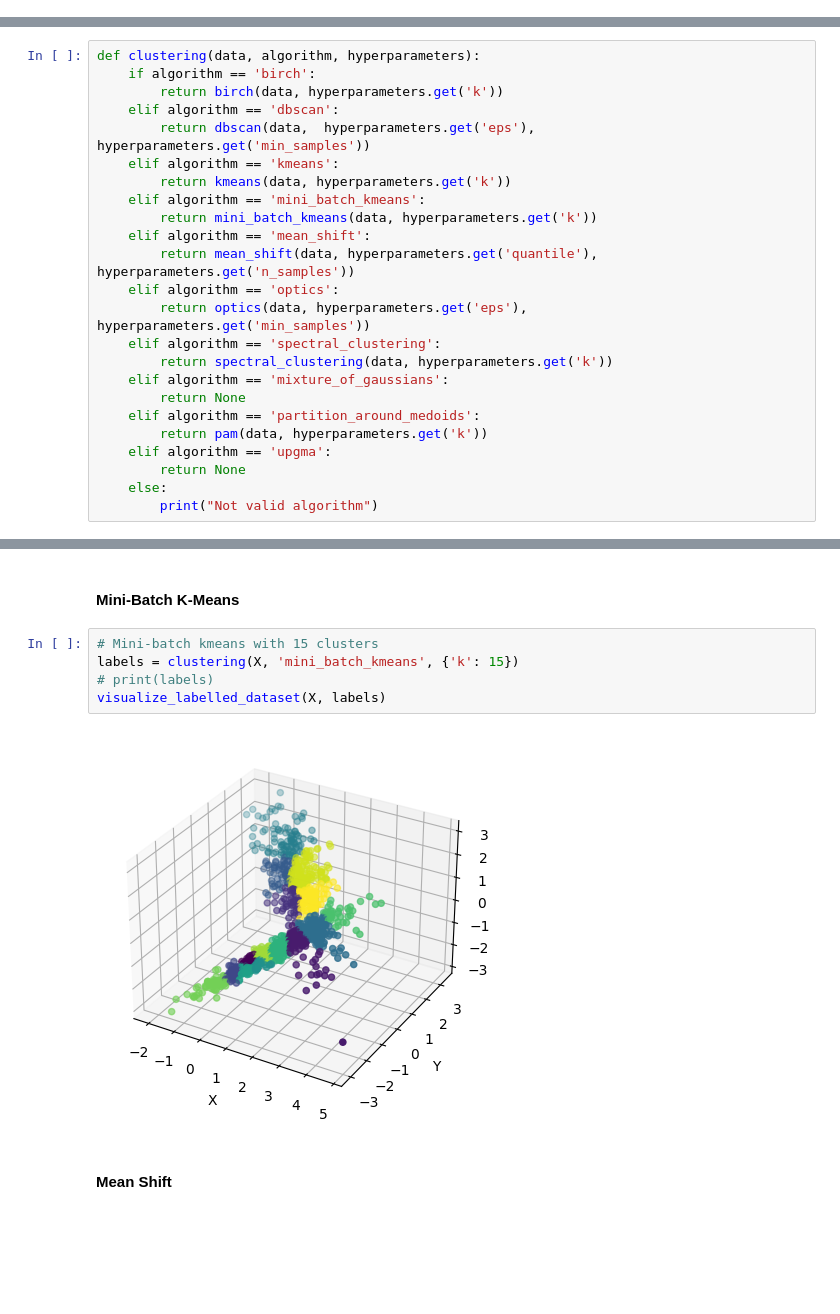
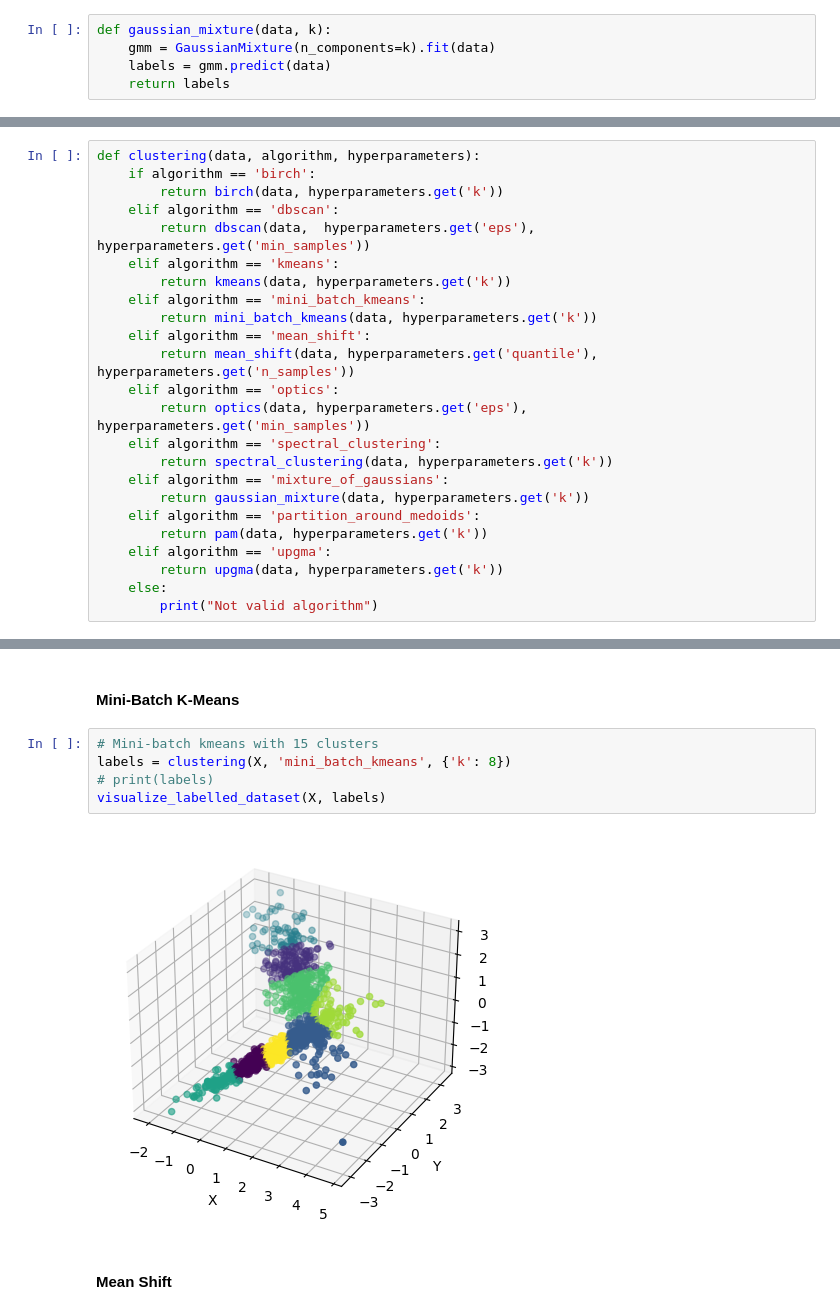
Before and after one commit to alvgonfri/clustering_algorithms, a Jupyter notebook: clustering_algorithms.ipynb, the cells around one changed output, grey strips where cells are left out. Cells and saved outputs as stored; diff of their text form; blank space fills up the shorter version.

```diff
--- a/clustering_algorithms.ipynb
+++ b/clustering_algorithms.ipynb
@@ -122,6 +124,11 @@ def spectral_clustering(data, k):
     return labels
 # %% [markdown]
 #### Mixture of Gaussians
+# %%
+def gaussian_mixture(data, k):
+    gmm = GaussianMixture(n_components=k).fit(data)
+    labels = gmm.predict(data)
+    return labels
 # %% [markdown]
 #### Partition around medoids (PAM)
 # %%
@@ -176,11 +233,11 @@ def clustering(data, algorithm, hyperparameters):
     elif algorithm == 'spectral_clustering':
         return spectral_clustering(data, hyperparameters.get('k'))
     elif algorithm == 'mixture_of_gaussians':
-        return None
+        return gaussian_mixture(data, hyperparameters.get('k'))
     elif algorithm == 'partition_around_medoids':
         return pam(data, hyperparameters.get('k'))
     elif algorithm == 'upgma':
-        return None
+        return upgma(data, hyperparameters.get('k'))
     else:
         print("Not valid algorithm")
 # %% [markdown]
@@ -249,11 +306,11 @@ visualize_labelled_dataset(X, labels)
 #### Mini-Batch K-Means
 # %%
 # Mini-batch kmeans with 15 clusters
-labels = clustering(X, 'mini_batch_kmeans', {'k': 15})
+labels = clustering(X, 'mini_batch_kmeans', {'k': 8})
 # print(labels)
 visualize_labelled_dataset(X, labels)
 # %% [output]
-[figure, old version]
+[figure, new version]
 # %% [markdown]
 #### Mean Shift
 # %%
```
Also changed, not shown: parts of 5 cells of this notebook.
